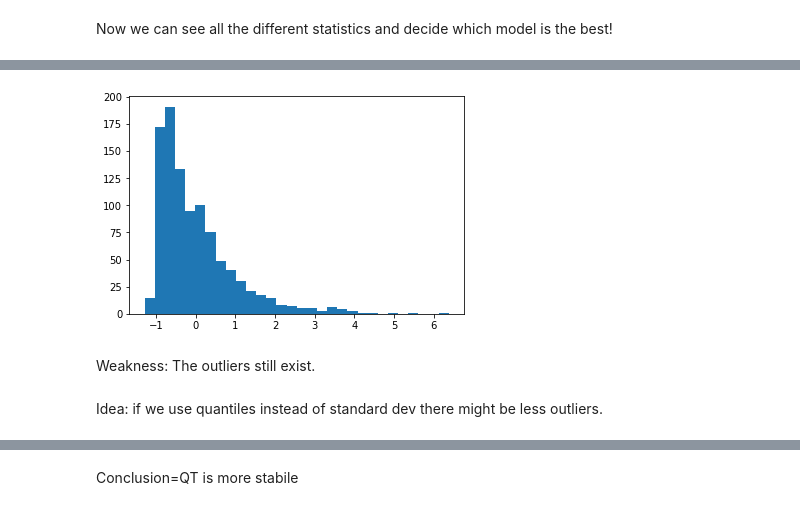
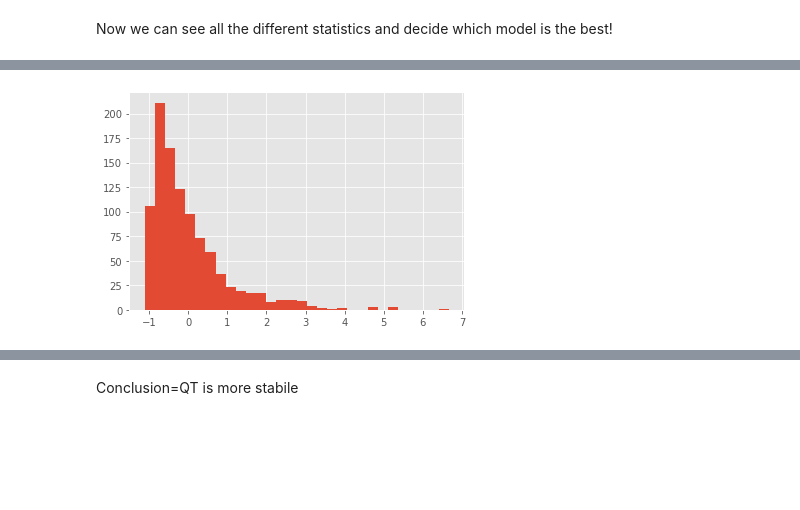
Before and after one commit to vukasm/MachineLearning-Statistics, a Jupyter notebook: Scikit-Learn.ipynb, the cells around one changed output, grey strips where cells are left out. Cells and saved outputs as stored; diff of their text form; code cells hidden in the pictures; blank space fills up the shorter version.

```diff
--- a/Scikit-Learn.ipynb
+++ b/Scikit-Learn.ipynb
@@ -137,0 +49,8 @@ pred3=pipe3.predict(X) #predict using dataset X, we predict using the same data
+# %%
+#Importing relevant modules.
+import numpy as np
+import pandas as pd
+import matplotlib.pylab as ply
+import matplotlib.pyplot as plt
+
+plt.style.use('ggplot')
@@ -257,9 +260,8 @@ from sklearn.preprocessing import StandardScaler
 # %%
+#Exponential functions with some noise.
 x=np.random.exponential(10,(1000))+np.random.normal(0,1,(1000))
-plt.hist((x-np.mean(x))/np.std(x),30); #simulation of what StandardScaler does
+y=np.random.exponential(10,(1000))+np.random.normal(0,5,(1000))
+#simulation of what StandardScaler does
+plt.hist((x-np.mean(x))/np.std(x),30);
 # %% [output]
-[figure, old version]
+[figure, new version]
-# %% [markdown]
-Weakness: The outliers still exist.
-# %% [markdown]
-Idea: if we use quantiles instead of standard dev there might be less outliers.
```
Also changed, not shown: parts of 117 cells of this notebook.
